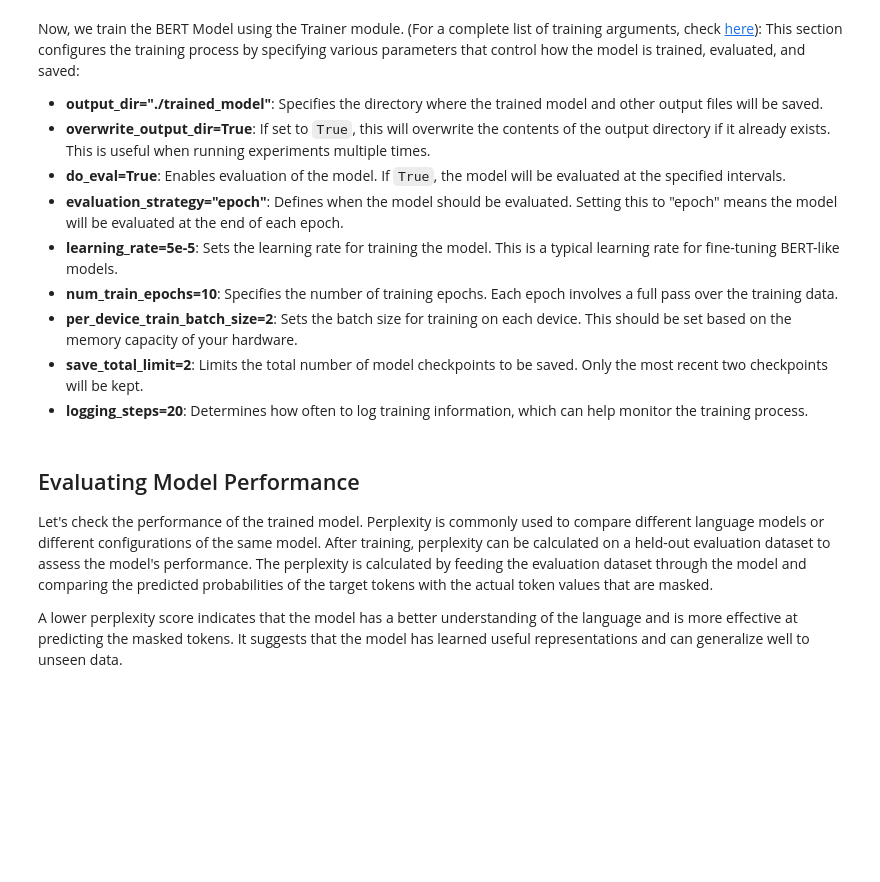
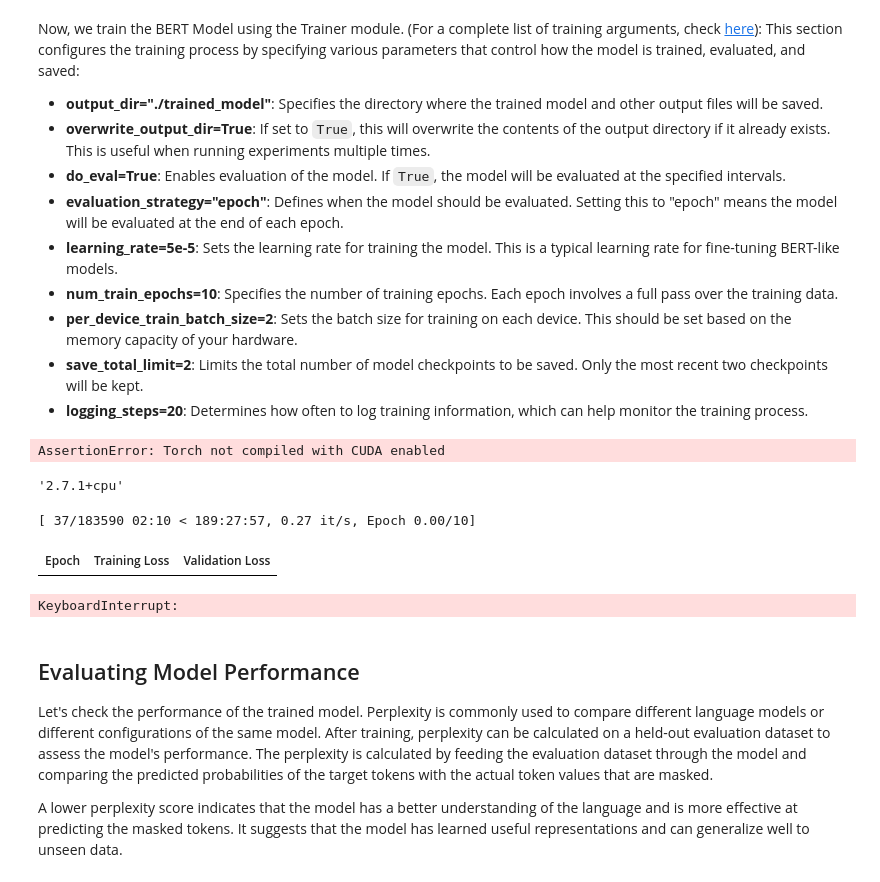
Before and after one commit to marcinwizgird/AI-LLM-IBM-GENAI, a Jupyter notebook: C_FineTuning_Transformers/Optional Pre-training LLMs with Hugging Face.ipynb, the cells around one changed output. Saved outputs shown, nothing was run; the diff lists cells and outputs as text; code cells hidden in the pictures; blank space fills up the shorter version.

Commit message:
Supervised training adjustments

```diff
--- a/C_FineTuning_Transformers/Optional Pre-training LLMs with Hugging Face.ipynb
+++ b/C_FineTuning_Transformers/Optional Pre-training LLMs with Hugging Face.ipynb
@@ -284,17 +343,22 @@ This approach provides greater flexibility and integrates well with modern NLP w
 
 #### **Tokenization Function**
 The `tokenize_function` is used to preprocess the text data by tokenizing and formatting it for model training.
+# %%
+def tokenizeExamples(examples):
+    return bert_tokenizer(examples["text"], truncation = True, padding = "max_length", max_length=512)
+# %%
+tokenized_dataset = dataset.map(tokenizeExamples, batched=True, remove_columns=["text"])
 # %%
 # Tokenize dataset dynamically
-def tokenize_function(examples):
-    return bert_tokenizer(examples["text"], truncation=True, padding="max_length", max_length=512)
+#def tokenize_function(examples):
+#    return bert_tokenizer(examples["text"], truncation=True, padding="max_length", max_length=512)
 
 # Tokenize train and test datasets
-tokenized_datasets = dataset.map(tokenize_function, batched=True, remove_columns=["text"])
+#tokenized_datasets = dataset.map(tokenize_function, batched=True, remove_columns=["text"])
 
 # Print tokenized dataset sample
-print(tokenized_datasets["train"][0])
+print(tokenized_dataset["train"][0])
 
 # Split into training and test sets
-train_dataset = tokenized_datasets["train"]
-test_dataset = tokenized_datasets["test"]
+train_dataset = tokenized_dataset["train"]
+test_dataset = tokenized_dataset["test"]
@@ -331,32 +415,43 @@ This section configures the training process by specifying various parameters th
 - **per_device_train_batch_size=2**: Sets the batch size for training on each device. This should be set based on the memory capacity of your hardware.
 - **save_total_limit=2**: Limits the total number of model checkpoints to be saved. Only the most recent two checkpoints will be kept.
 - **logging_steps=20**: Determines how often to log training information, which can help monitor the training process.
+# %%
+model = model.to('cuda')
+# %% [output]
+AssertionError: Torch not compiled with CUDA enabled
+# %%
+torch.__version__
+# %% [output]
+'2.7.1+cpu'
 # %%
-'''# Define the training arguments
+# Define the training arguments
 training_args = TrainingArguments(
     output_dir="./trained_model",  # Specify the output directory for the trained model
     overwrite_output_dir=True,
     do_eval=True,
-    evaluation_strategy="epoch",
+    eval_strategy="epoch",
     learning_rate=5e-5,
     num_train_epochs=10,  # Specify the number of training epochs
     per_device_train_batch_size=2,  # Set the batch size for training
     save_total_limit=2,  # Limit the total number of saved checkpoints
-    logging_steps = 20
-
+    logging_steps = 2
 )
 
 # Instantiate the Trainer
 trainer = Trainer(
     model=model,
     args=training_args,
     data_collator=data_collator,
     train_dataset=train_dataset,
     eval_dataset=test_dataset,
 )
 
 # Start the pre-training
-trainer.train()'''
+trainer.train()
+# %% [output]
+[ 37/183590 02:10 < 189:27:57, 0.27 it/s, Epoch 0.00/10]
+| Epoch | Training Loss | Validation Loss |
+KeyboardInterrupt:
 # %% [markdown]
 ## Evaluating Model Performance
 
```
Also changed, not shown: parts of 12 cells of this notebook.
